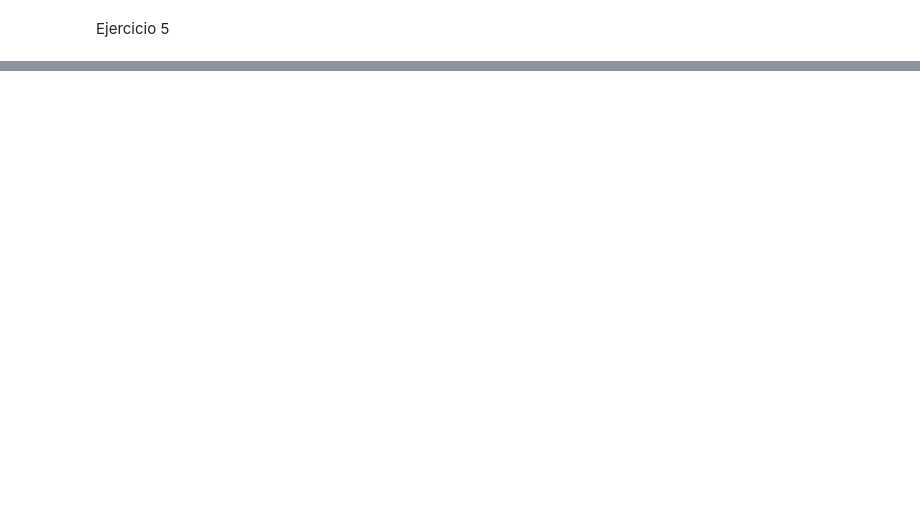
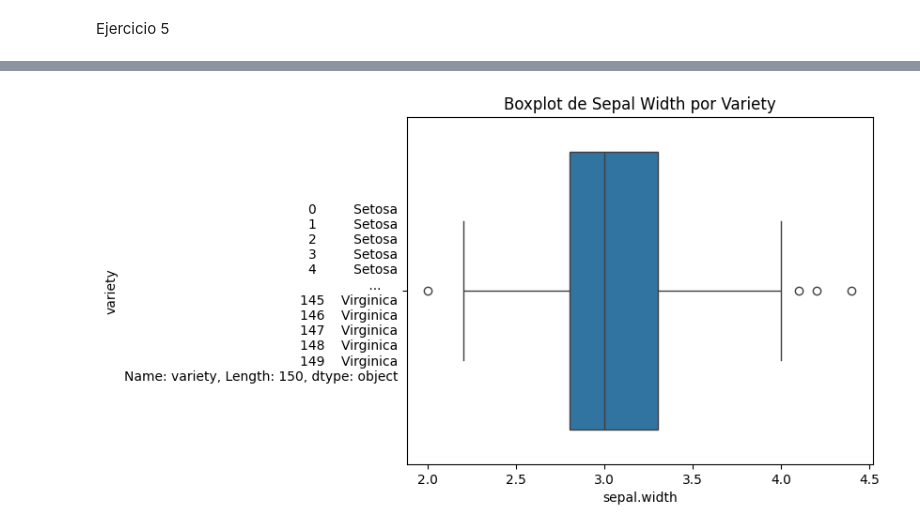
Before and after one commit to DanielLaBanda/DanielLaBanda, a Jupyter notebook: A01285898_M1_Actividad_5_Programación_en_Python_Librerías_Numpy_Matplotlib_Pandas.ipynb, the cells around one changed output, grey strips where cells are left out. Saved outputs shown, nothing was run; the diff lists cells and outputs as text; code cells hidden in the pictures; blank space fills up the shorter version.

```diff
--- a/A01285898_M1_Actividad_5_Programación_en_Python_Librerías_Numpy_Matplotlib_Pandas.ipynb
+++ b/A01285898_M1_Actividad_5_Programación_en_Python_Librerías_Numpy_Matplotlib_Pandas.ipynb
@@ -508,0 +635,3 @@ Ejercicio 5
+# %%
+iris = pd.read_csv('/content/iris.txt')
+iris
@@ -508,0 +662,3 @@ Ejercicio 5
+# %%
+iris['variety'] = iris['variety'].astype('string')
+iris.dtypes
@@ -508,0 +698,6 @@ Ejercicio 5
+# %%
+sns.boxplot(x='sepal.width', y='variety', data=iris)
+plt.title("Boxplot de Sepal Width por Variety")
+plt.show()
+# %% [output]
+[figure, added]
```
Also changed, not shown: parts of 18 cells of this notebook.
